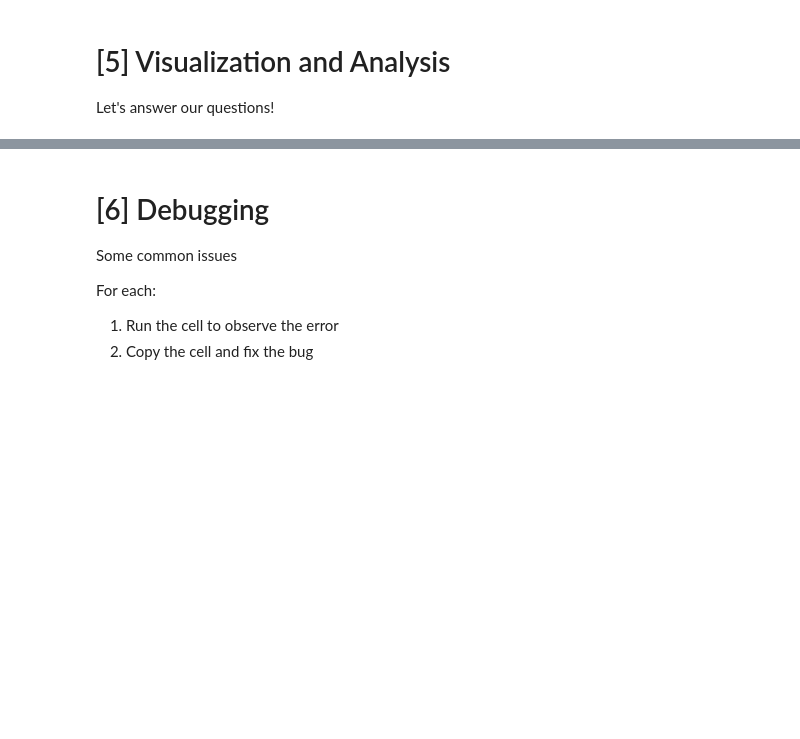
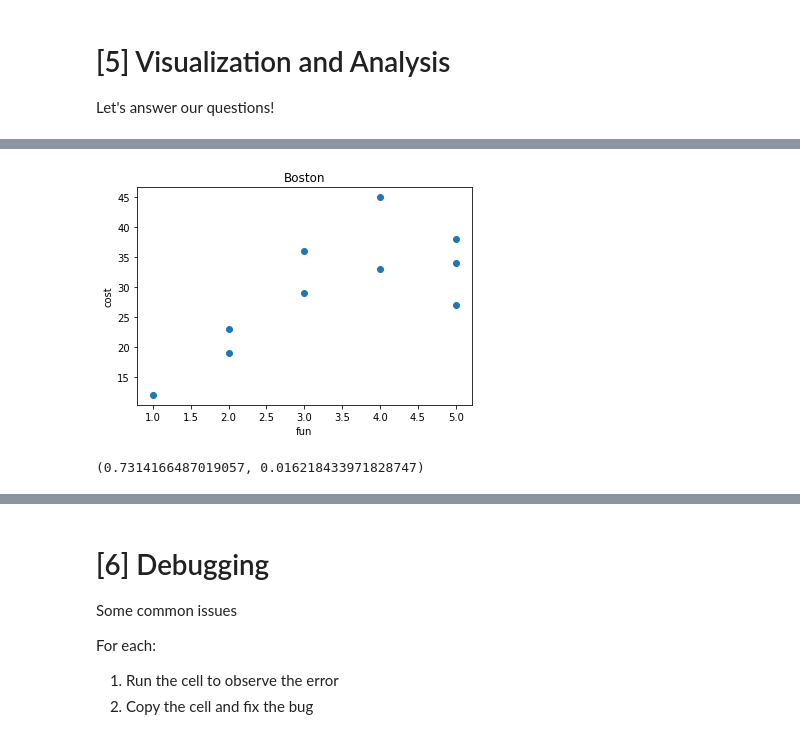
Before and after one commit to ahorowitz/awakening_python, a Jupyter notebook: awakening_python.ipynb, the cells around one changed output, grey strips where cells are left out. Saved outputs shown, nothing was run; the diff lists cells and outputs as text; code cells hidden in the pictures; blank space fills up the shorter version.

```diff
--- a/awakening_python.ipynb
+++ b/awakening_python.ipynb
@@ -401,0 +910,12 @@ Let's answer our questions!
+# %%
+plt.scatter(fun_list[0:10], cost_list[0:10])
+plt.title("Boston")
+plt.xlabel("fun")
+plt.ylabel("cost")
+plt.show()
+
+
+sp.stats.pearsonr(fun_list[0:10], cost_list[0:10])
+# %% [output]
+[figure, added]
+(0.7314166487019057, 0.016218433971828747)
```
Also changed, not shown: parts of 105 cells of this notebook.
